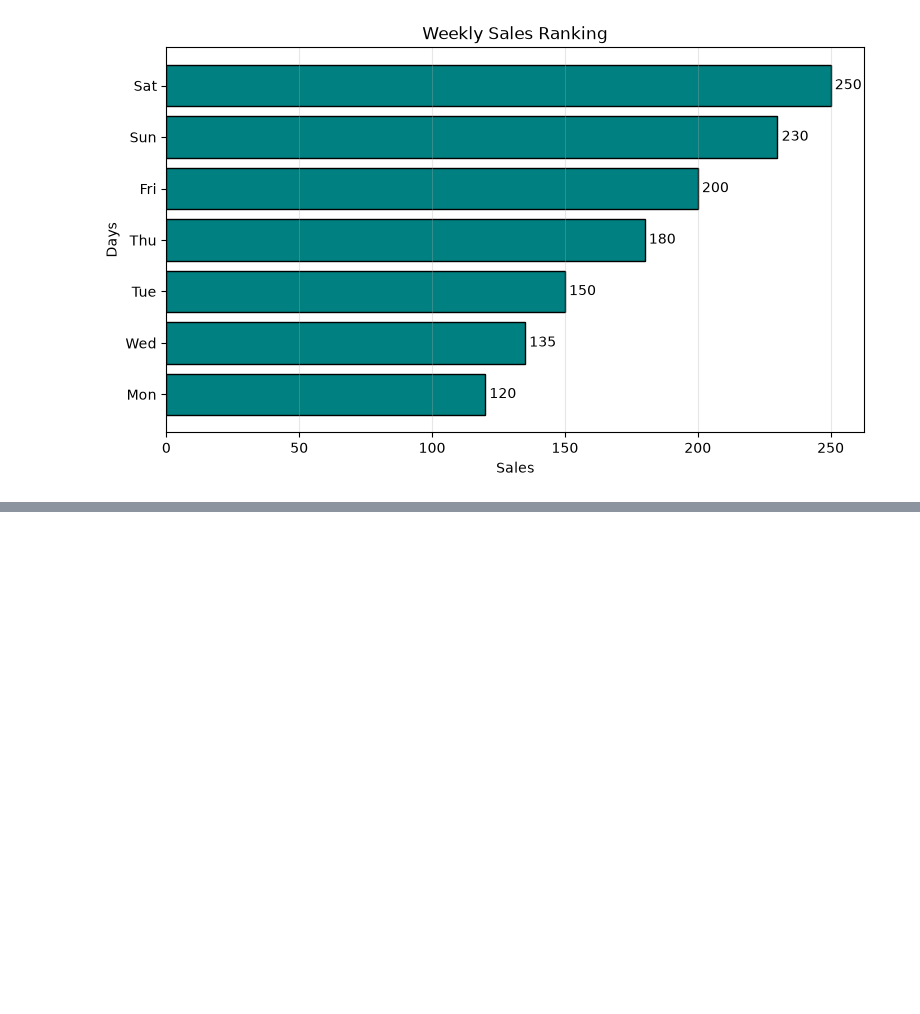
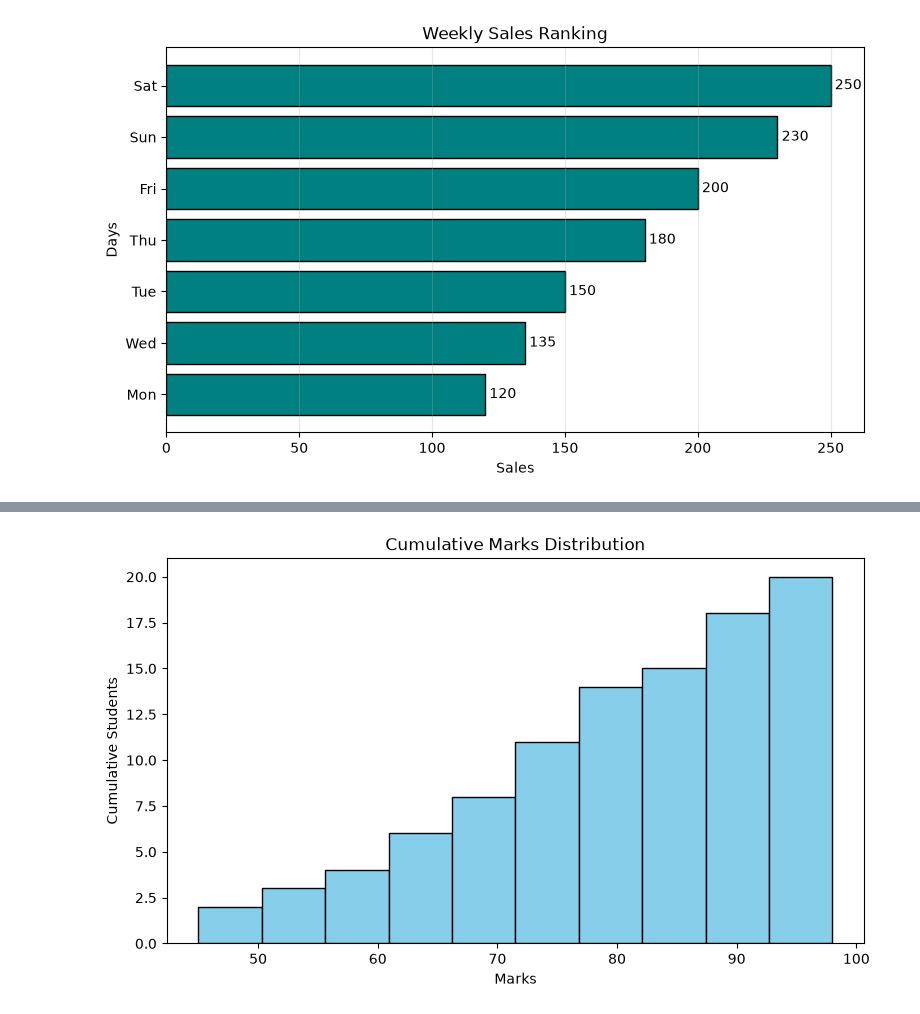
Before and after one commit to aswinkumarv23451-cpu/data-science-practice, a Jupyter notebook: mini_projects/02_Matplotlib/Matplot_Visulization_Lab/notebooks/matplotlib_mastery.ipynb, the cells around one changed output, grey strips where cells are left out. Cells and saved outputs as stored; diff of their text form; code cells hidden in the pictures; blank space fills up the shorter version.

```diff
--- a/mini_projects/02_Matplotlib/Matplot_Visulization_Lab/notebooks/matplotlib_mastery.ipynb
+++ b/mini_projects/02_Matplotlib/Matplot_Visulization_Lab/notebooks/matplotlib_mastery.ipynb
@@ -140,0 +167,13 @@ plt.show()
+# %%
+marks=np.array([
+    45,50,55,60,62,65,67,70,72,74,75,78,80,82,85,88,90,92,95,98
+    ])
+plt.figure(figsize=(9,5))
+plt.hist(marks,bins=10,color='skyblue',cumulative=True,edgecolor='black')
+plt.title("Cumulative Marks Distribution")
+plt.xlabel('Marks')
+plt.ylabel('Cumulative Students')
+
+plt.show()
+# %% [output]
+[figure, added]
```
Also changed, not shown: parts of 19 cells of this notebook.
